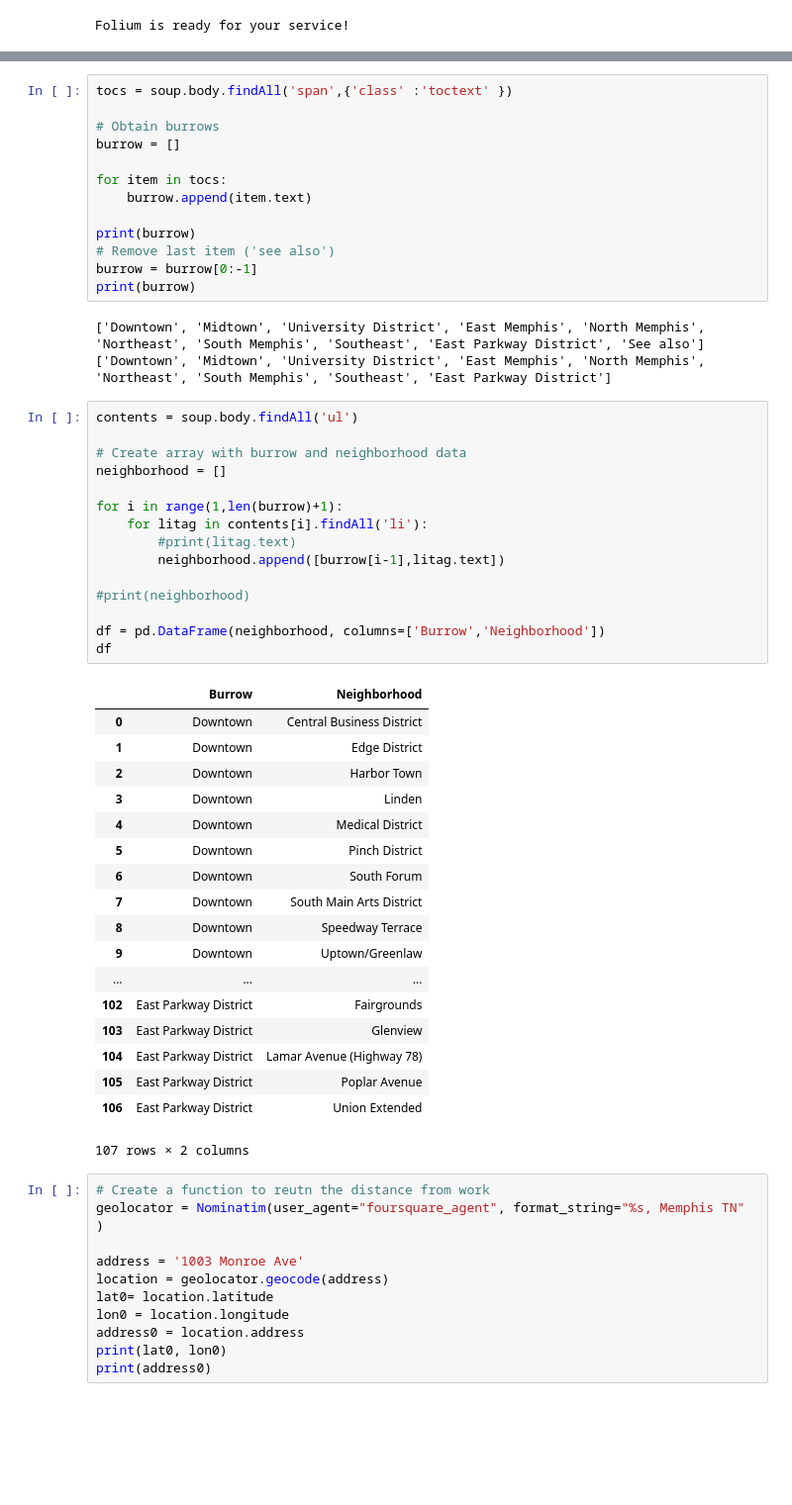
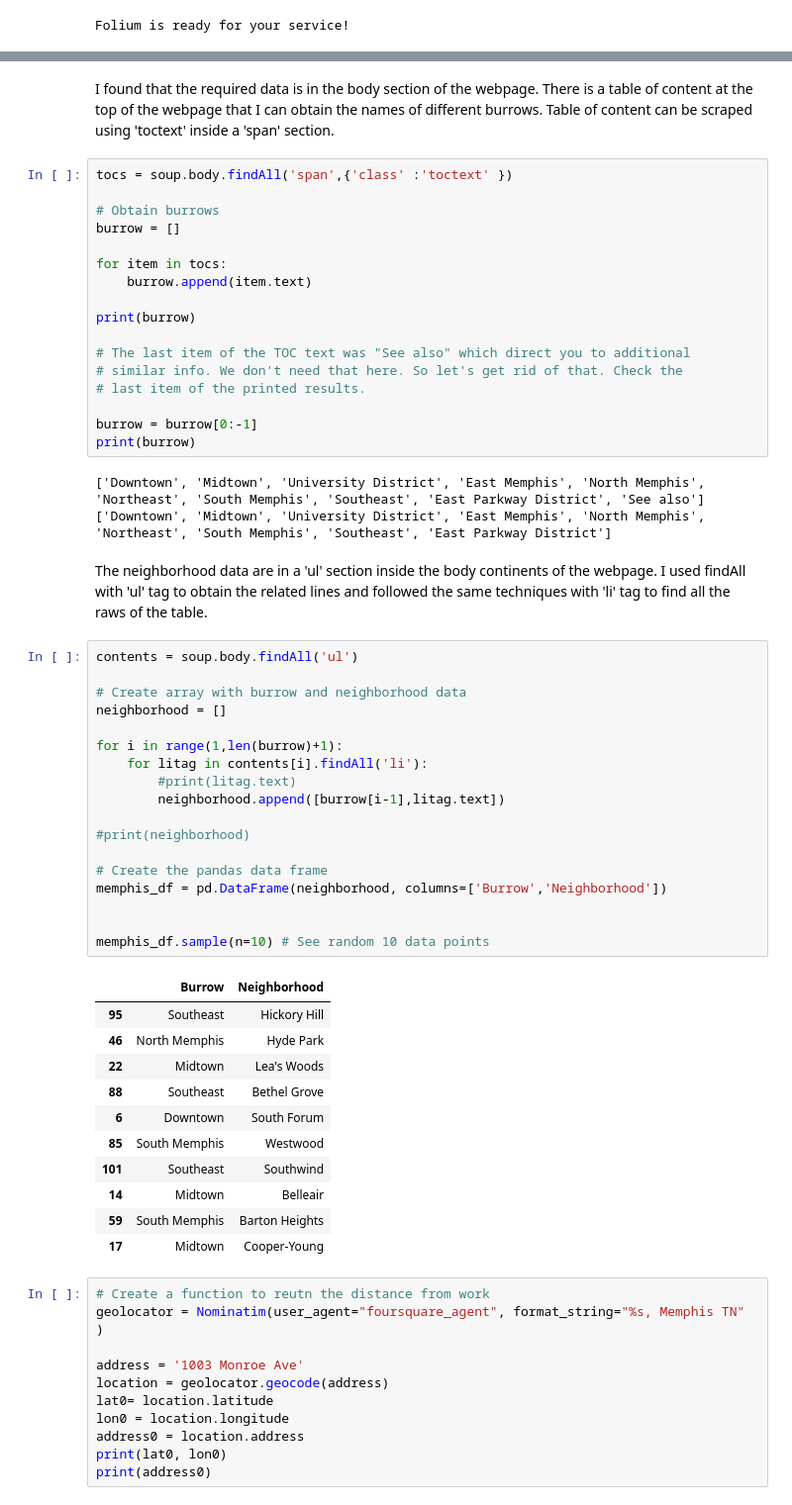
Before and after one commit to sumedhekaru/Analyzing-Neighborhoods, a Jupyter notebook: Battle-of-Neighborhood.ipynb, the cells around one changed output, grey strips where cells are left out. Shown at 99% size. Saved outputs shown, nothing was run; the diff lists cells and outputs as text; blank space fills up the shorter version.

Commit message:
Created using Colaboratory - Added some comments and cleaned up some unnecessary blocks

```diff
--- a/Battle-of-Neighborhood.ipynb
+++ b/Battle-of-Neighborhood.ipynb
@@ -118,6 +119,8 @@ url = 'https://en.wikipedia.org/wiki/List_of_neighborhoods_in_Memphis,_Tennessee
 source = rs.get(url)
 soup = bs(source.content,'lxml')
  # print(soup.prettify())
+# %% [markdown]
+I found that the required data is in the body section of the webpage. There is a table of content at the top of the webpage that I can obtain the names of different burrows. Table of content can be scraped using 'toctext' inside a 'span' section.
 # %%
 tocs = soup.body.findAll('span',{'class' :'toctext' })
 
@@ -128,46 +131,48 @@ for item in tocs:
     burrow.append(item.text)
 
 print(burrow)
-# Remove last item ('see also')
+
+# The last item of the TOC text was "See also" which direct you to additional
+# similar info. We don't need that here. So let's get rid of that. Check the
+# last item of the printed results.
+
 burrow = burrow[0:-1]
 print(burrow)
 # %% [output]
 ['Downtown', 'Midtown', 'University District', 'East Memphis', 'North Memphis', 'Northeast', 'South Memphis', 'Southeast', 'East Parkway District', 'See also']
 ['Downtown', 'Midtown', 'University District', 'East Memphis', 'North Memphis', 'Northeast', 'South Memphis', 'Southeast', 'East Parkway District']
+# %% [markdown]
+The neighborhood data are in a 'ul' section inside the body continents of the webpage. I used findAll with 'ul' tag to obtain the related lines and followed the same techniques with 'li' tag to find all the raws of the table.
 # %%
 contents = soup.body.findAll('ul')
 
 # Create array with burrow and neighborhood data
 neighborhood = []
 
 for i in range(1,len(burrow)+1):
     for litag in contents[i].findAll('li'):
         #print(litag.text)
         neighborhood.append([burrow[i-1],litag.text])
 
 #print(neighborhood)
 
-df = pd.DataFrame(neighborhood, columns=['Burrow','Neighborhood'])
-df
+# Create the pandas data frame
+memphis_df = pd.DataFrame(neighborhood, columns=['Burrow','Neighborhood'])
+
+
+memphis_df.sample(n=10) # See random 10 data points
 # %% [output]
 |  | Burrow | Neighborhood |
-| 0 | Downtown | Central Business District |
-| 1 | Downtown | Edge District |
-| 2 | Downtown | Harbor Town |
-| 3 | Downtown | Linden |
-| 4 | Downtown | Medical District |
-| 5 | Downtown | Pinch District |
+| 95 | Southeast | Hickory Hill |
+| 46 | North Memphis | Hyde Park |
+| 22 | Midtown | Lea's Woods |
+| 88 | Southeast | Bethel Grove |
 | 6 | Downtown | South Forum |
-| 7 | Downtown | South Main Arts District |
-| 8 | Downtown | Speedway Terrace |
-| 9 | Downtown | Uptown/Greenlaw |
-| ... | ... | ... |
-| 102 | East Parkway District | Fairgrounds |
-| 103 | East Parkway District | Glenview |
-| 104 | East Parkway District | Lamar Avenue (Highway 78) |
-| 105 | East Parkway District | Poplar Avenue |
-| 106 | East Parkway District | Union Extended |
+| 85 | South Memphis | Westwood |
+| 101 | Southeast | Southwind |
+| 14 | Midtown | Belleair |
+| 59 | South Memphis | Barton Heights |
+| 17 | Midtown | Cooper-Young |
-107 rows × 2 columns
 # %%
 # Create a function to reutn the distance from work
 geolocator = Nominatim(user_agent="foursquare_agent", format_string="%s, Memphis TN" )
```
Also changed, not shown: parts of 6 cells of this notebook.
